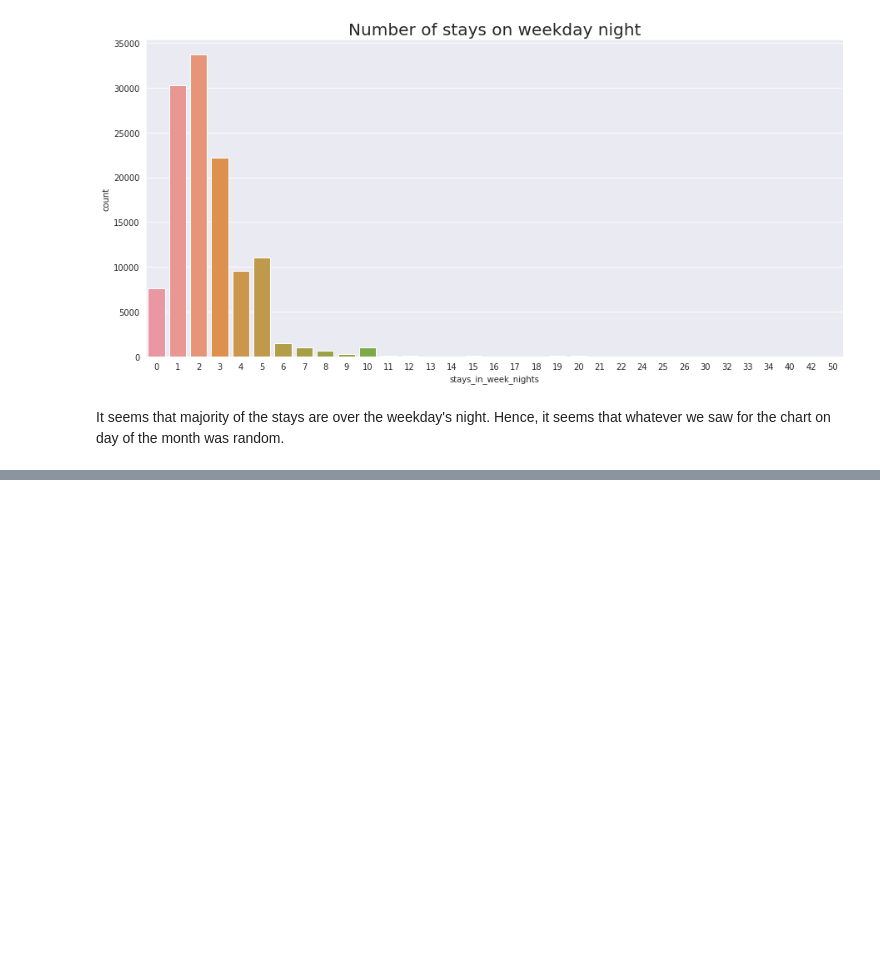
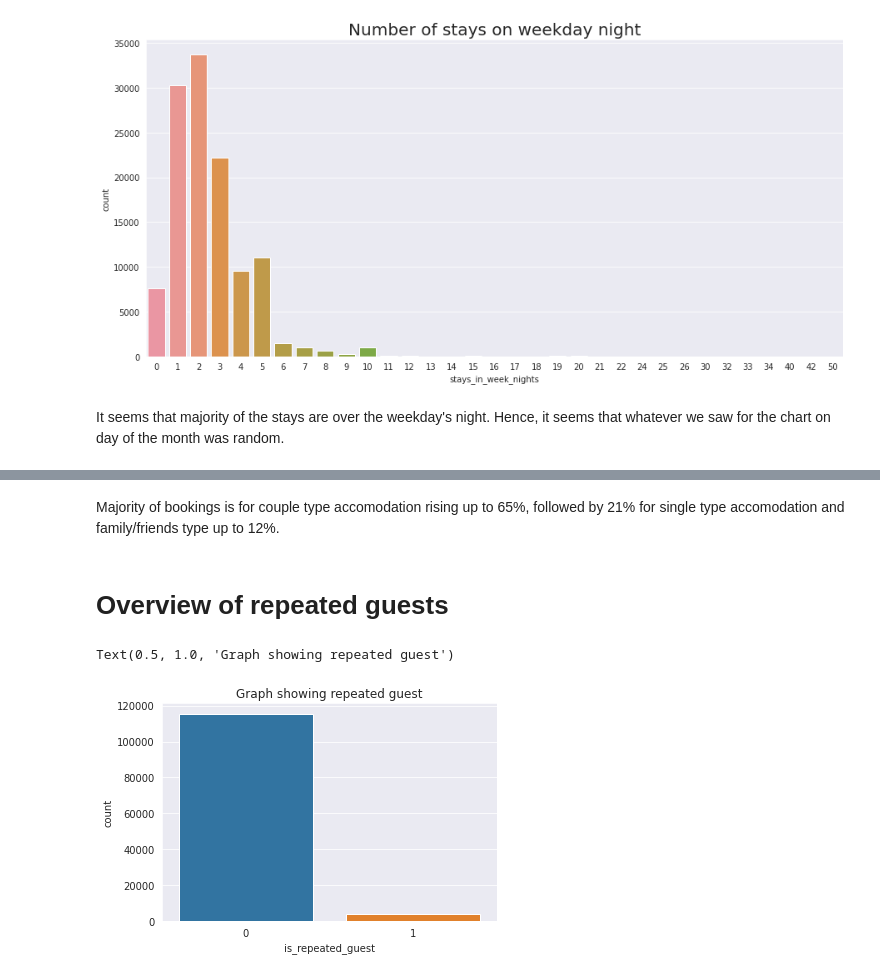
Before and after one commit to amitkumar8486/EDA-Hotel-Booking-Analysis, a Jupyter notebook: EDA_Hotel_Booking_Analysis.ipynb, the cells around one changed output, grey strips where cells are left out. Saved outputs shown, nothing was run; the diff lists cells and outputs as text; code cells hidden in the pictures; blank space fills up the shorter version.

Commit message:
overview of repeated guest + 2

```diff
--- a/EDA_Hotel_Booking_Analysis.ipynb
+++ b/EDA_Hotel_Booking_Analysis.ipynb
@@ -491,0 +524,10 @@ It seems that majority of the stays are over the weekday's night. Hence, it seem
+# %% [markdown]
+
+Majority of bookings is for couple type accomodation rising up to 65%, followed by 21% for single type accomodation and family/friends type up to 12%.
+# %% [markdown]
+# Overview of repeated guests
+# %%
+sns.countplot(data = hotel_df, x = 'is_repeated_guest').set_title('Graph showing repeated guest')
+# %% [output]
+Text(0.5, 1.0, 'Graph showing repeated guest')
+[figure, added]
```
Also changed, not shown: parts of 7 cells of this notebook.
